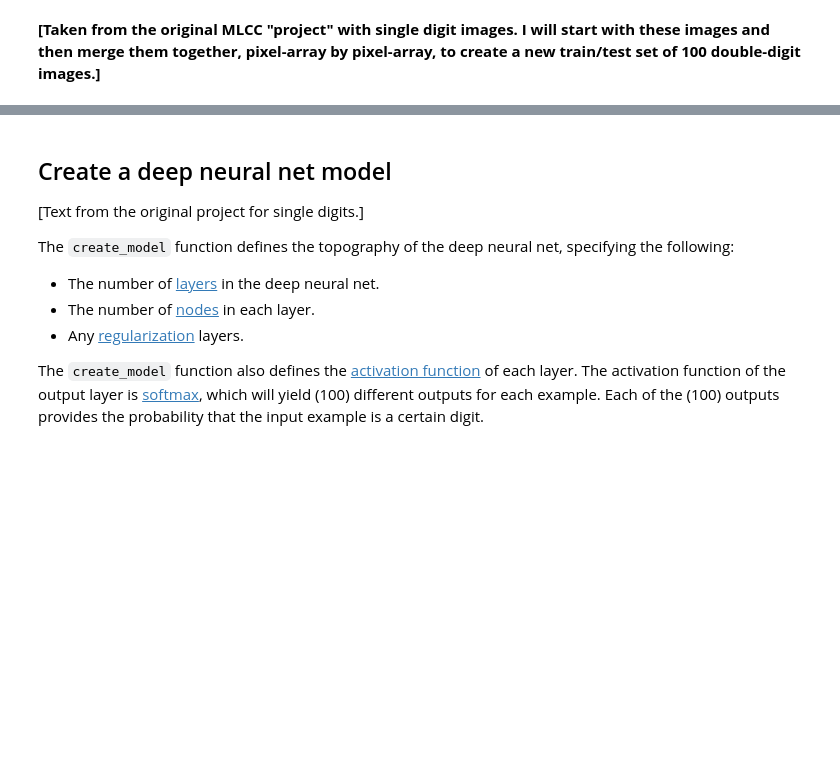
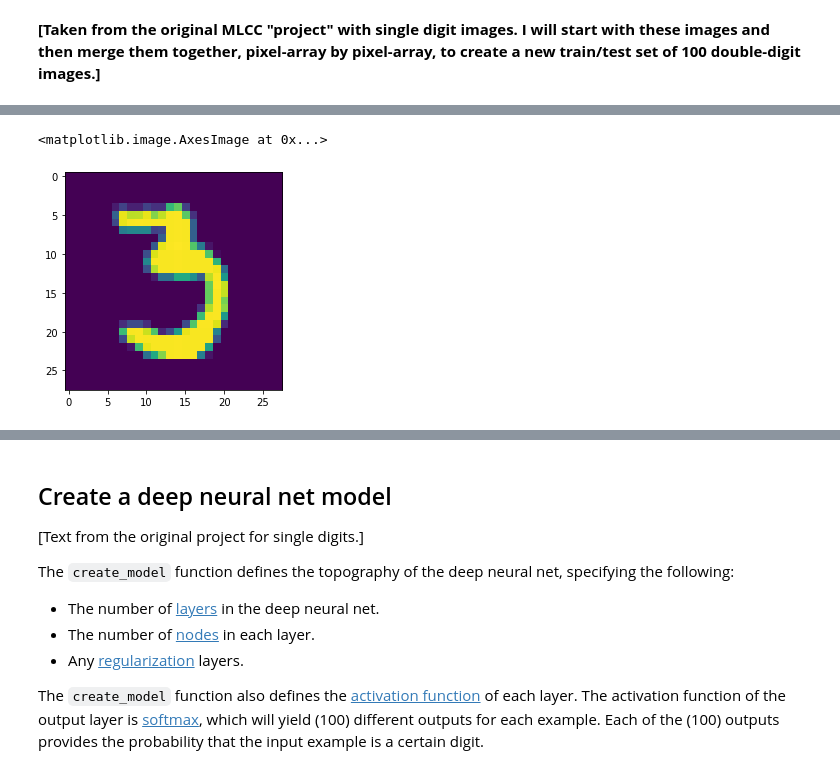
Before and after one commit to davidabelin/doubledigits, a Jupyter notebook: double_digits_with_MNIST.ipynb, the cells around one changed output, grey strips where cells are left out. Drawn from its saved outputs; the diff is of its cells as text; code cells hidden in the pictures; blank space fills up the shorter version.

```diff
--- a/double_digits_with_MNIST.ipynb
+++ b/double_digits_with_MNIST.ipynb
@@ -46,6 +53,17 @@ print("Loaded modules.")
 # load the dataset.
 (x_train, y_train),(x_test, y_test) = tf.keras.datasets.mnist.load_data()
 print("Loaded the train and test sets.")
+# %%
+#images = x_train.copy()
+im = np.zeros((28,28))
+tens = rd.choice(range(images.shape[0]))
+dubs = images[tens].T
+for i in range(28):
+        im[:,i] = dubs[i]
+plt.imshow(im)
+# %% [output]
+<matplotlib.image.AxesImage at 0x...>
+[figure, added]
 # %%
 # THIS FUNCTION MERGES TWO RANDOMLY CHOSEN SINGLE-DIGIT IMAGES
 # INTO ONE DOUBLE-DIGIT IMAGE REPRESENTING NUMBERS 0 TO 99.
```
Also changed, not shown: parts of 17 cells of this notebook.
